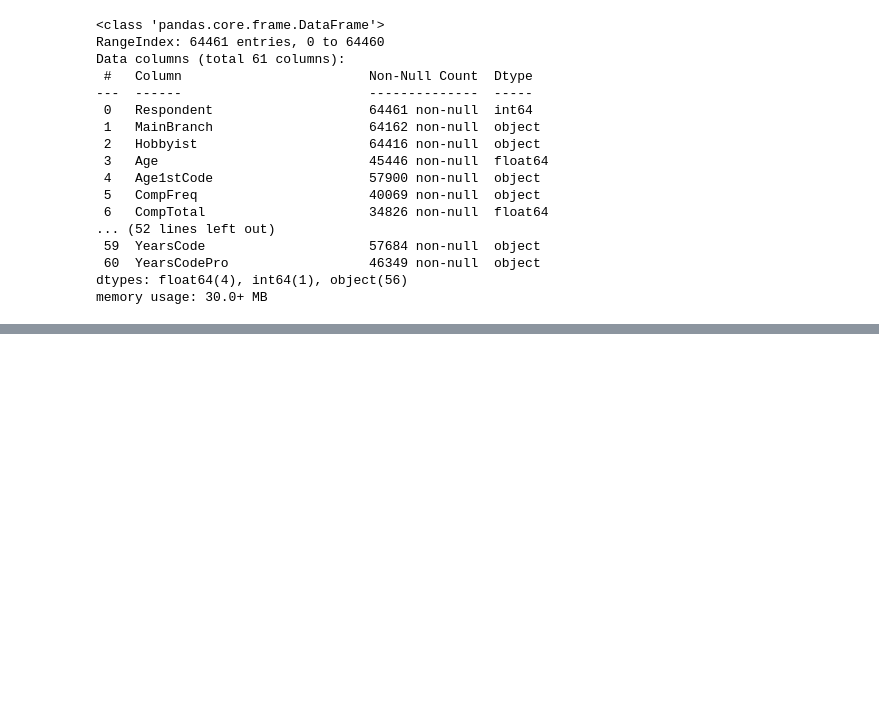
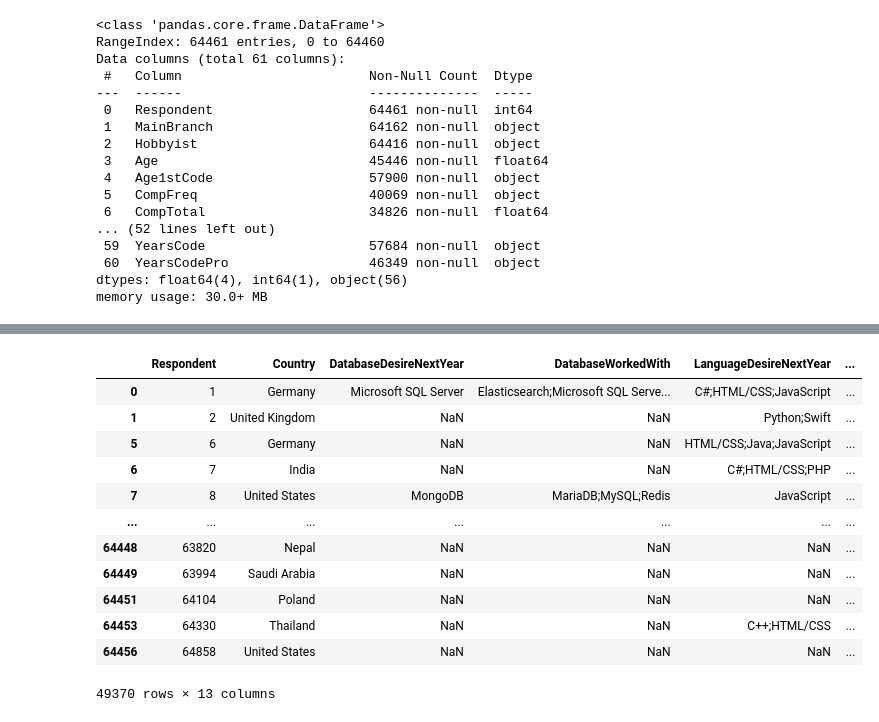
Before and after one commit to YousefAmerAwad/CareerTech-Mapper, a Jupyter notebook: exploration.ipynb, the cells around one changed output, grey strips where cells are left out. Saved outputs shown, nothing was run; the diff lists cells and outputs as text; code cells hidden in the pictures; blank space fills up the shorter version.

```diff
--- a/exploration.ipynb
+++ b/exploration.ipynb
@@ -128,0 +221,23 @@ We removed columns related to:
+# %%
+# Handle missing values in DevType
+
+# separate rows with missing DevType (for future use)
+df_no_devtype = df_core[df_core['DevType'].isnull()].copy()
+
+# keep only rows with valid DevType (main dataset)
+df_core = df_core[df_core['DevType'].notnull()].copy()
+df_core
+# %% [output]
+|  | Respondent | Country | DatabaseDesireNextYear | DatabaseWorkedWith | LanguageDesireNextYear | ... |
+| 0 | 1 | Germany | Microsoft SQL Server | Elasticsearch;Microsoft SQL Serve... | C#;HTML/CSS;JavaScript | ... |
+| 1 | 2 | United Kingdom | NaN | NaN | Python;Swift | ... |
+| 5 | 6 | Germany | NaN | NaN | HTML/CSS;Java;JavaScript | ... |
+| 6 | 7 | India | NaN | NaN | C#;HTML/CSS;PHP | ... |
+| 7 | 8 | United States | MongoDB | MariaDB;MySQL;Redis | JavaScript | ... |
+| ... | ... | ... | ... | ... | ... | ... |
+| 64448 | 63820 | Nepal | NaN | NaN | NaN | ... |
+| 64449 | 63994 | Saudi Arabia | NaN | NaN | NaN | ... |
+| 64451 | 64104 | Poland | NaN | NaN | NaN | ... |
+| 64453 | 64330 | Thailand | NaN | NaN | C++;HTML/CSS | ... |
+| 64456 | 64858 | United States | NaN | NaN | NaN | ... |
+49370 rows × 13 columns
```
Also changed, not shown: parts of 26 cells of this notebook.
